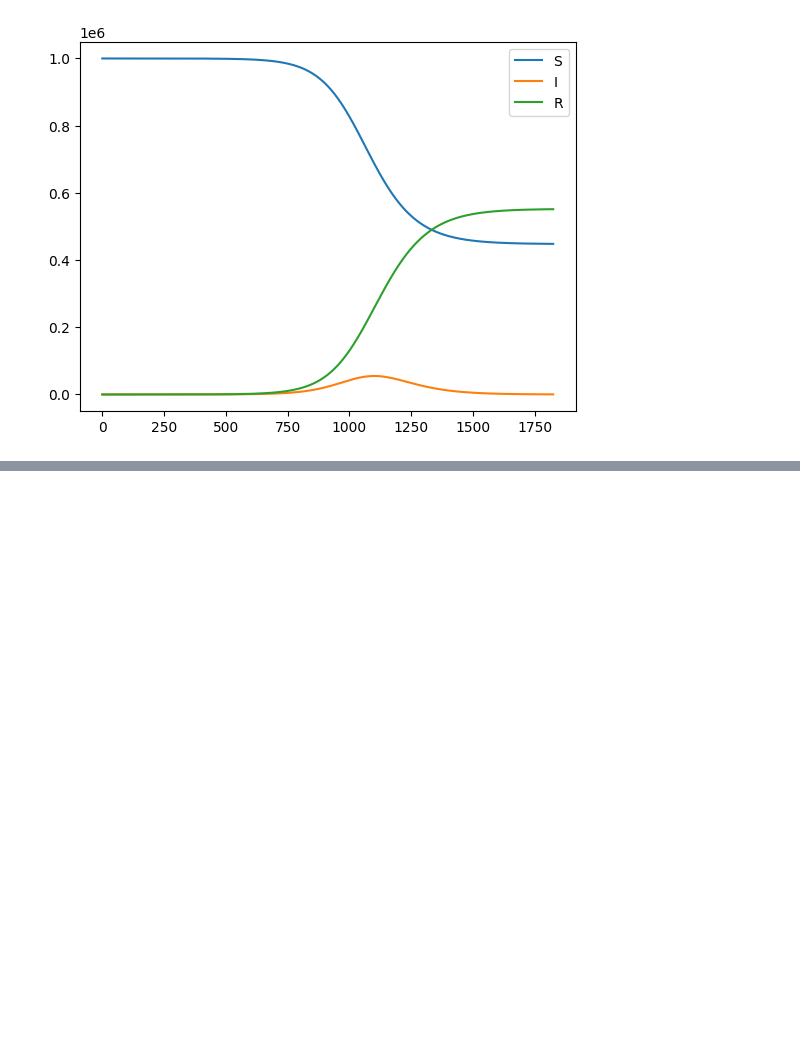
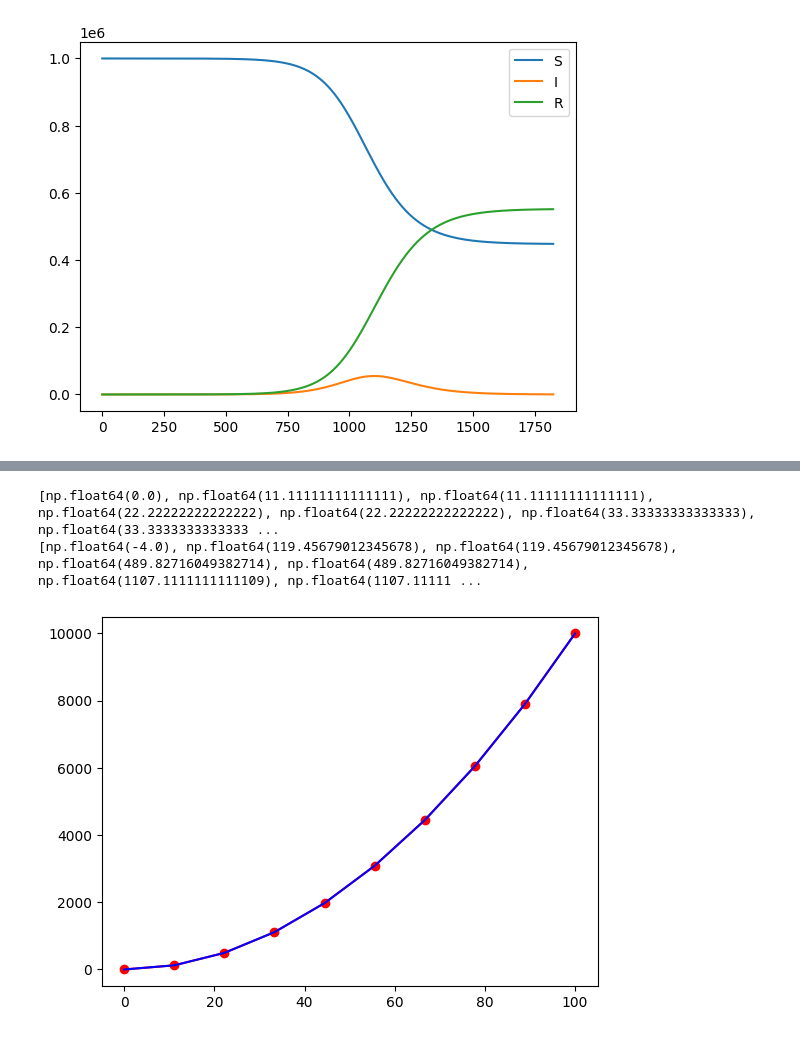
Before and after one commit to Marty808s/STATNICE-SZZ-PB_SZZ-VB, a Jupyter notebook: MSW/MSW_test.ipynb, the cells around one changed output, grey strips where cells are left out. Saved outputs shown, nothing was run; the diff lists cells and outputs as text; code cells hidden in the pictures; blank space fills up the shorter version.

```diff
--- a/MSW/MSW_test.ipynb
+++ b/MSW/MSW_test.ipynb
@@ -155,0 +160,35 @@ True 0
+# %%
+import numpy
+import matplotlib.pyplot as plt
+
+
+def linear(x, a, b):
+    return f(a) + (f(b)-f(a))/(b-a)*(x-a)
+
+def f(x):
+    return x**2 - 4
+
+x = np.linspace(0,100,10)
+fy = f(x)
+size = 2
+def linearInterpolation(f,x,size):
+    gx = []
+    gy = []
+    for i in range(len(x)-1):
+        window = np.linspace(x[i], x[i+1], size)
+        y_ = linear(window, x[i], x[i+1])
+        gy.extend(y_)
+        gx.extend(window)
+    return gy, gx
+y_, x_ = linearInterpolation(f,x,size)
+
+print(x_)
+print(y_)
+
+plt.plot(x,fy,"r-o")
+plt.plot(x_,y_,"b-")
+plt.show()
+# %% [output]
+[np.float64(0.0), np.float64(11.11111111111111), np.float64(11.11111111111111), np.float64(22.22222222222222), np.float64(22.22222222222222), np.float64(33.33333333333333), np.float64(33.3333333333333 ...
+[np.float64(-4.0), np.float64(119.45679012345678), np.float64(119.45679012345678), np.float64(489.82716049382714), np.float64(489.82716049382714), np.float64(1107.1111111111109), np.float64(1107.11111 ...
+[figure, added]
```
Also changed, not shown: parts of 7 cells of this notebook, 2 other files.
